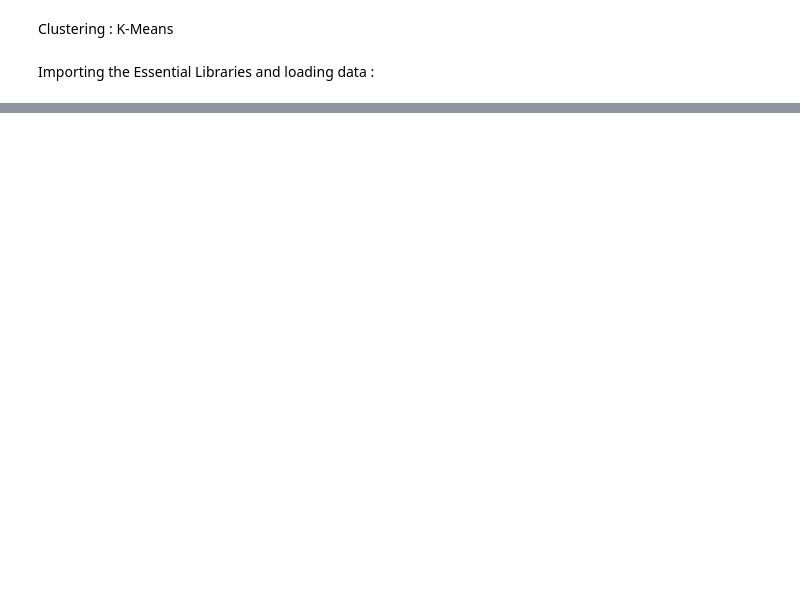
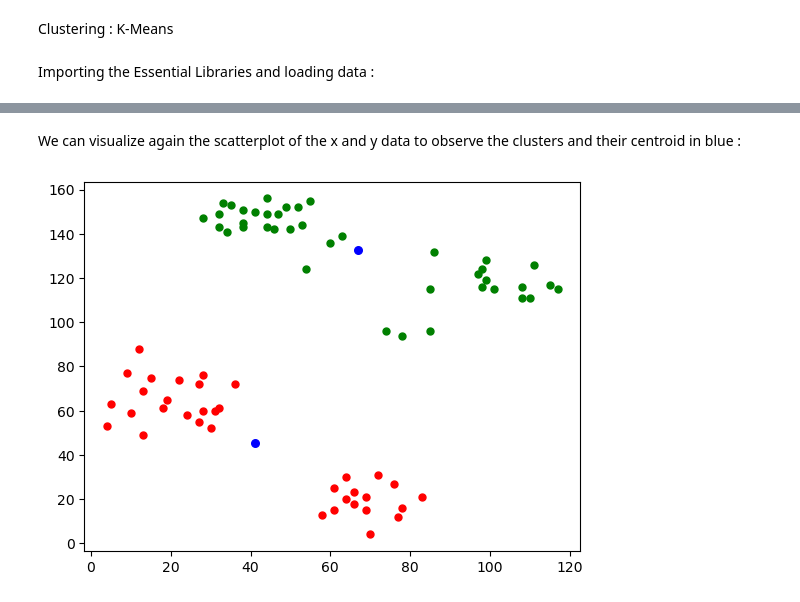
Before and after one commit to aminchk/Clustering-models, a Jupyter notebook: clustering models.ipynb, the cells around one changed output, grey strips where cells are left out. Cells and saved outputs as stored; diff of their text form; code cells hidden in the pictures; blank space fills up the shorter version.

```diff
--- a/clustering models.ipynb
+++ b/clustering models.ipynb
@@ -19,0 +74,21 @@ df.head(5)
+# %%
+kmeans = KMeans(n_clusters = 2)
+kmeans.fit(df)
+
+# Centroids and labels
+centroids = kmeans.cluster_centers_
+labels = kmeans.labels_
+# %% [markdown]
+We can visualize again the scatterplot of the x and y data to observe the clusters and their centroid in blue :
+# %%
+# Color list
+colors = ["g.","r."]
+
+for i in range(len(df)):
+    plt.plot(df.iloc[i,0], df.iloc[i,1], colors[labels[i]], markersize = 10)
+
+# Centroid graphic
+plt.scatter(centroids[:, 0],centroids[:, 1], marker = "o", color = "blue",s=30, linewidths = 1, zorder = 10)
+plt.show()
+# %% [output]
+[figure, added]
```
Also changed, not shown: parts of 33 cells of this notebook, 1 other file.
